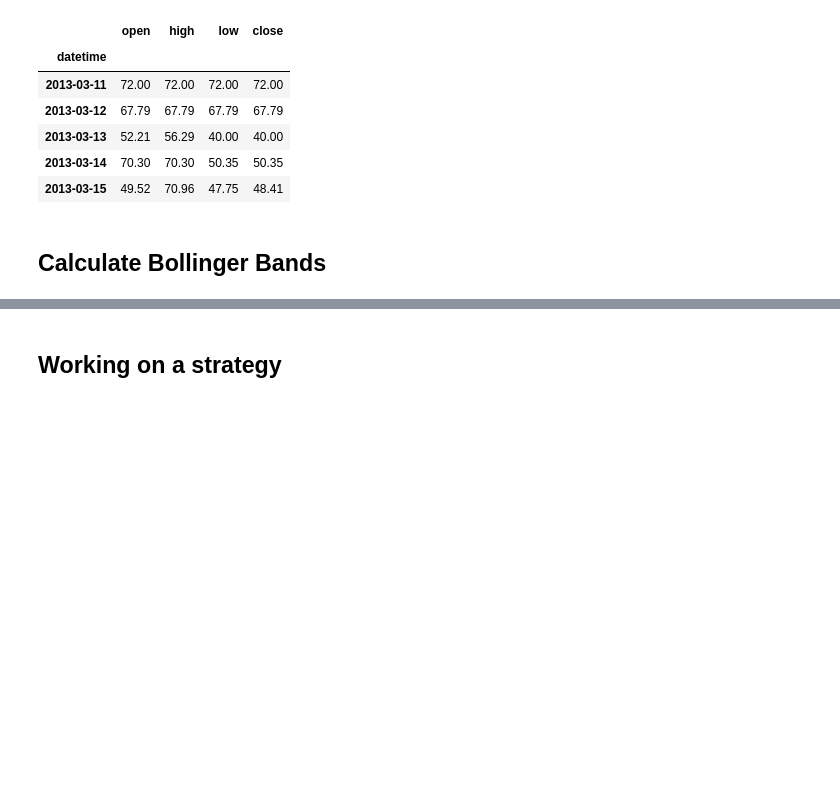
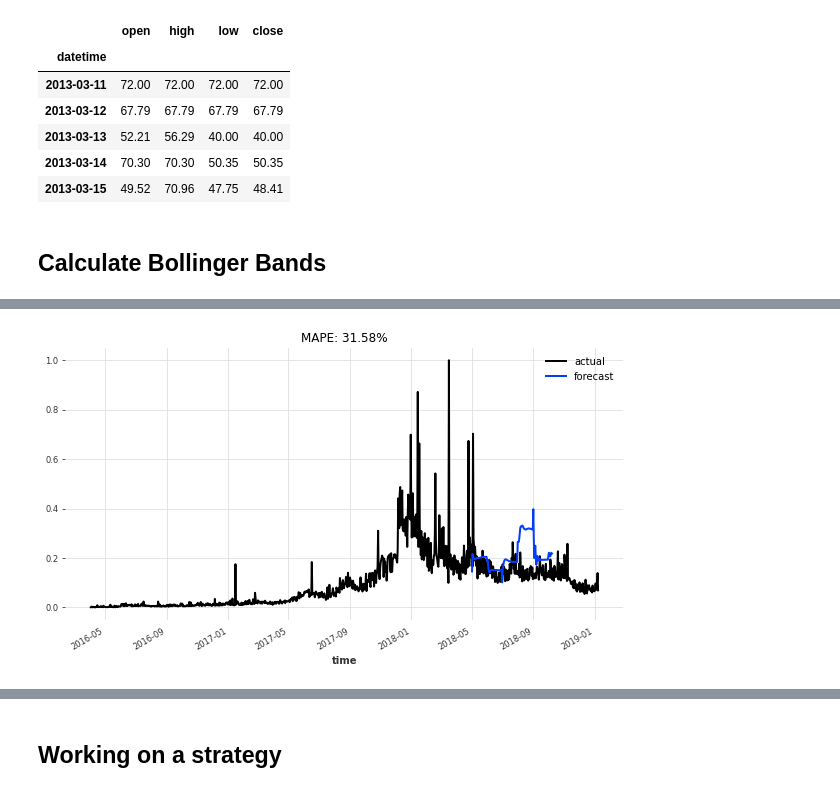
Before and after one commit to jonhilgart22/go-trader, a Jupyter notebook: notebooks/data_exploration.ipynb, the cells around one changed output, grey strips where cells are left out. Saved outputs shown, nothing was run; the diff lists cells and outputs as text; code cells hidden in the pictures; blank space fills up the shorter version.

```diff
--- a/notebooks/data_exploration.ipynb
+++ b/notebooks/data_exploration.ipynb
@@ -301,0 +324,2 @@ array([[536.7653 ],
+# %%
+month_series = datetime_attribute_timeseries(year_series, attribute='month', one_hot=True)
@@ -301,0 +346,3 @@ array([[536.7653 ],
+# %%
+covariates = year_series.stack(month_series)
+cov_train, cov_val = covariates.split_after(pd.Timestamp('2018-05-01'))#
@@ -301,0 +369,16 @@ array([[536.7653 ],
+# %%
+# train model
+my_model = RNNModel(
+    model='LSTM',
+    hidden_dim=20,
+    dropout=0,
+    batch_size=16,
+    n_epochs=200,
+    optimizer_kwargs={'lr': 1e-3},
+    model_name='Air_RNN',
+    log_tensorboard=False,
+    random_state=42,
+    training_length=20,
+    input_chunk_length=14,
+    force_reset=True
+)
@@ -301,0 +413,15 @@ array([[536.7653 ],
+# %%
+my_model.fit(train_transformed,
+             future_covariates=covariates,
+             val_series=val_transformed,
+             val_future_covariates=covariates,
+             verbose=True)
+# %%
+pred_series = my_model.predict(n=160, future_covariates=covariates)
+plt.figure(figsize=(10,5))
+series_transformed.plot(label='actual')
+pred_series.plot(label='forecast')
+plt.title('MAPE: {:.2f}%'.format(mape(pred_series, val_transformed)))
+plt.legend();
+# %% [output]
+[figure, added]
```
Also changed, not shown: parts of 46 cells of this notebook, 8 other files.
